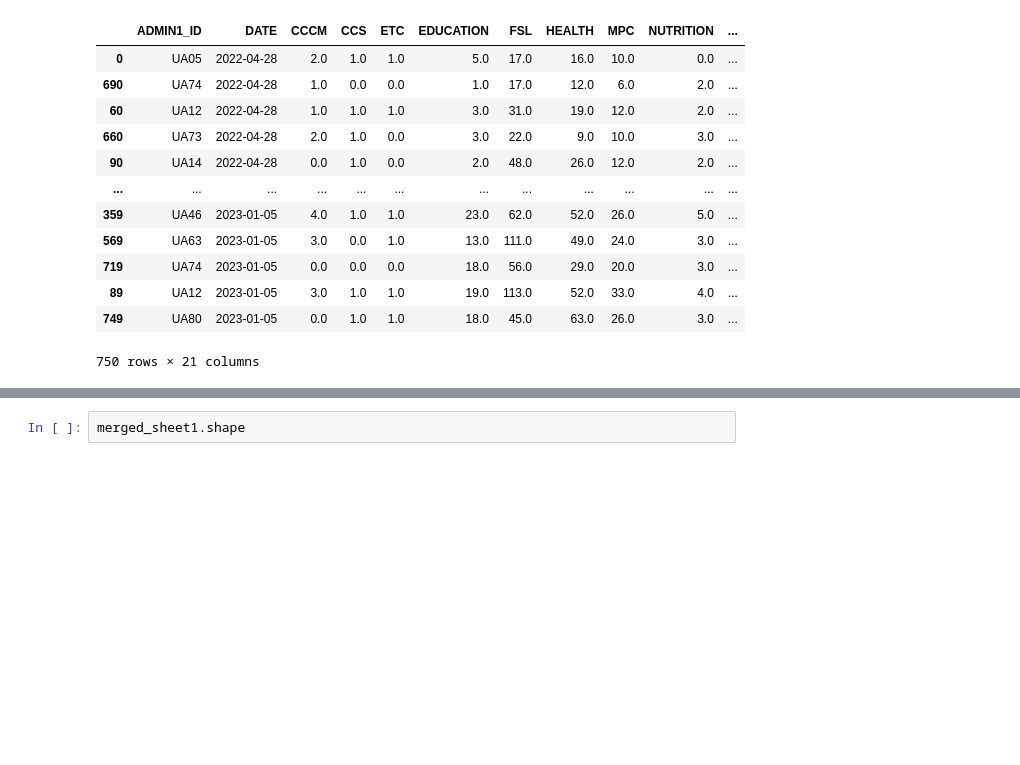
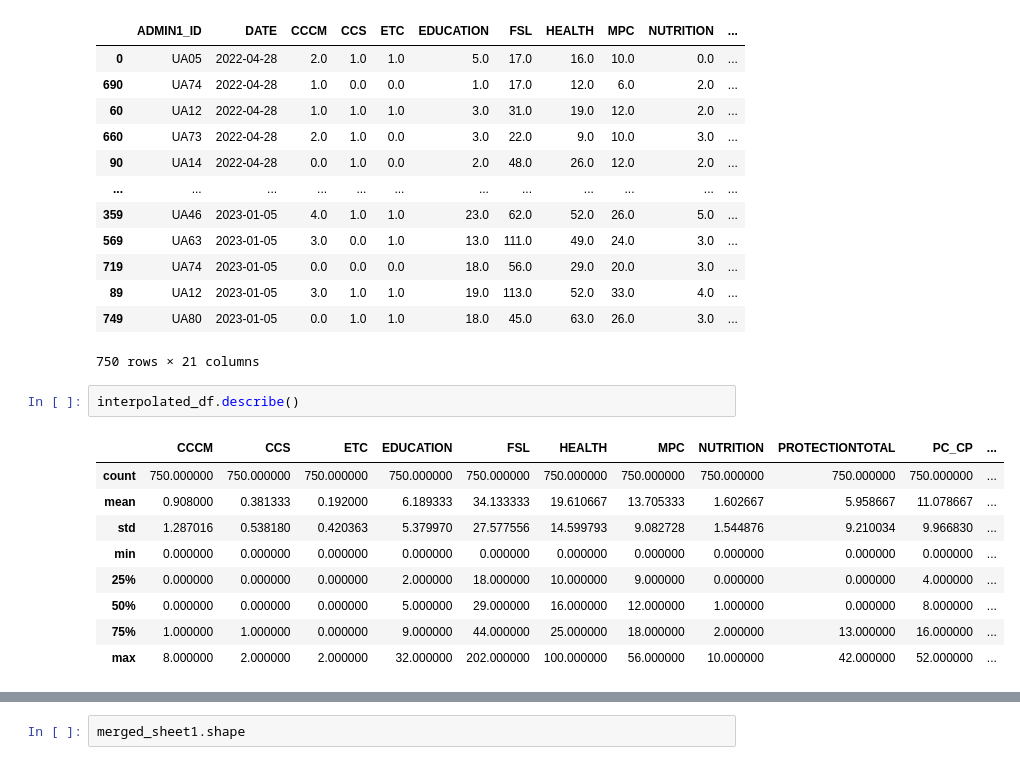
Before and after one commit to reo113/GuideHouse_Project, a Jupyter notebook: guidehouse.ipynb, the cells around one changed output, grey strips where cells are left out. Saved outputs shown, nothing was run; the diff lists cells and outputs as text; blank space fills up the shorter version.

```diff
--- a/guidehouse.ipynb
+++ b/guidehouse.ipynb
@@ -204,3 +222,15 @@ interpolated_df.sort_values(by=['DATE'])
 | 89 | UA12 | 2023-01-05 | 3.0 | 1.0 | 1.0 | 19.0 | 113.0 | 52.0 | 33.0 | 4.0 | ... |
 | 749 | UA80 | 2023-01-05 | 0.0 | 1.0 | 1.0 | 18.0 | 45.0 | 63.0 | 26.0 | 3.0 | ... |
 750 rows × 21 columns
+# %%
+interpolated_df.describe()
+# %% [output]
+|  | CCCM | CCS | ETC | EDUCATION | FSL | HEALTH | MPC | NUTRITION | PROTECTIONTOTAL | PC_CP | ... |
+| count | 750.000000 | 750.000000 | 750.000000 | 750.000000 | 750.000000 | 750.000000 | 750.000000 | 750.000000 | 750.000000 | 750.000000 | ... |
+| mean | 0.908000 | 0.381333 | 0.192000 | 6.189333 | 34.133333 | 19.610667 | 13.705333 | 1.602667 | 5.958667 | 11.078667 | ... |
+| std | 1.287016 | 0.538180 | 0.420363 | 5.379970 | 27.577556 | 14.599793 | 9.082728 | 1.544876 | 9.210034 | 9.966830 | ... |
+| min | 0.000000 | 0.000000 | 0.000000 | 0.000000 | 0.000000 | 0.000000 | 0.000000 | 0.000000 | 0.000000 | 0.000000 | ... |
+| 25% | 0.000000 | 0.000000 | 0.000000 | 2.000000 | 18.000000 | 10.000000 | 9.000000 | 0.000000 | 0.000000 | 4.000000 | ... |
+| 50% | 0.000000 | 0.000000 | 0.000000 | 5.000000 | 29.000000 | 16.000000 | 12.000000 | 1.000000 | 0.000000 | 8.000000 | ... |
+| 75% | 1.000000 | 1.000000 | 0.000000 | 9.000000 | 44.000000 | 25.000000 | 18.000000 | 2.000000 | 13.000000 | 16.000000 | ... |
+| max | 8.000000 | 2.000000 | 2.000000 | 32.000000 | 202.000000 | 100.000000 | 56.000000 | 10.000000 | 42.000000 | 52.000000 | ... |
```
Also changed, not shown: parts of 16 cells of this notebook.
